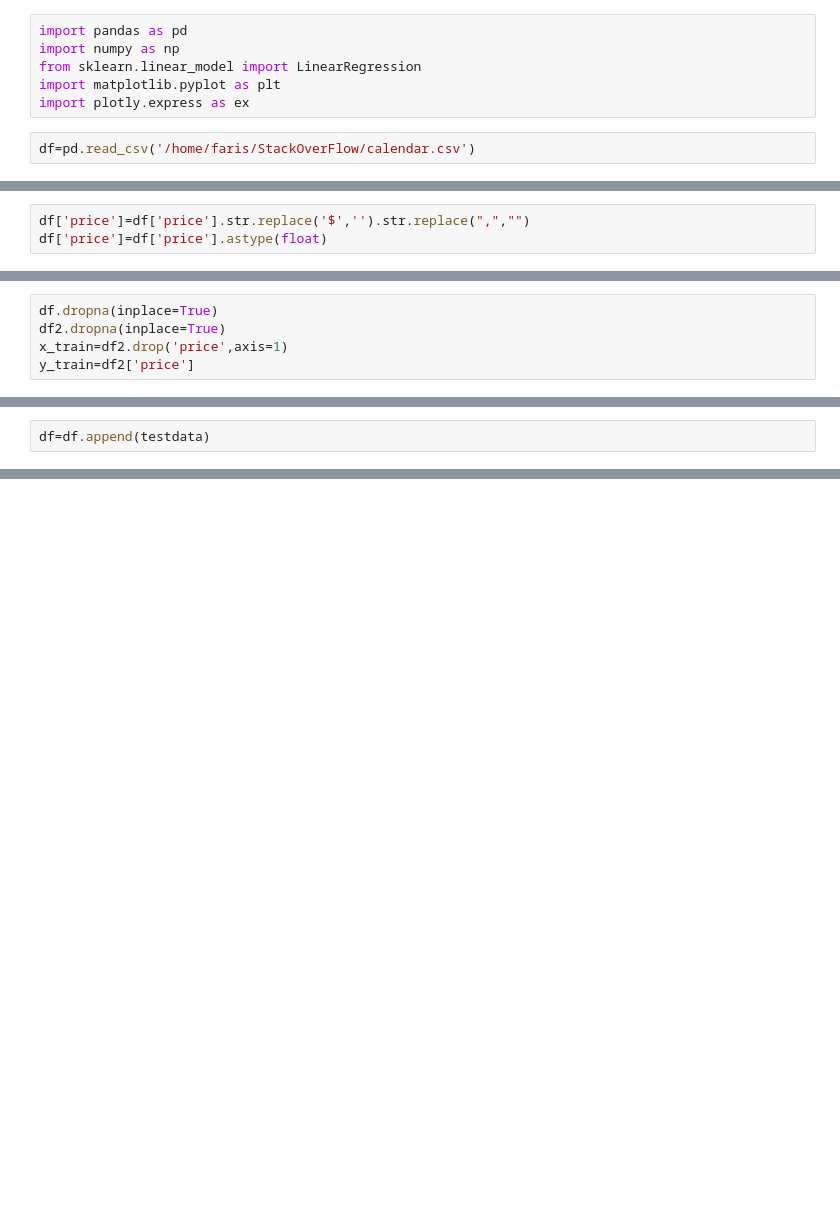
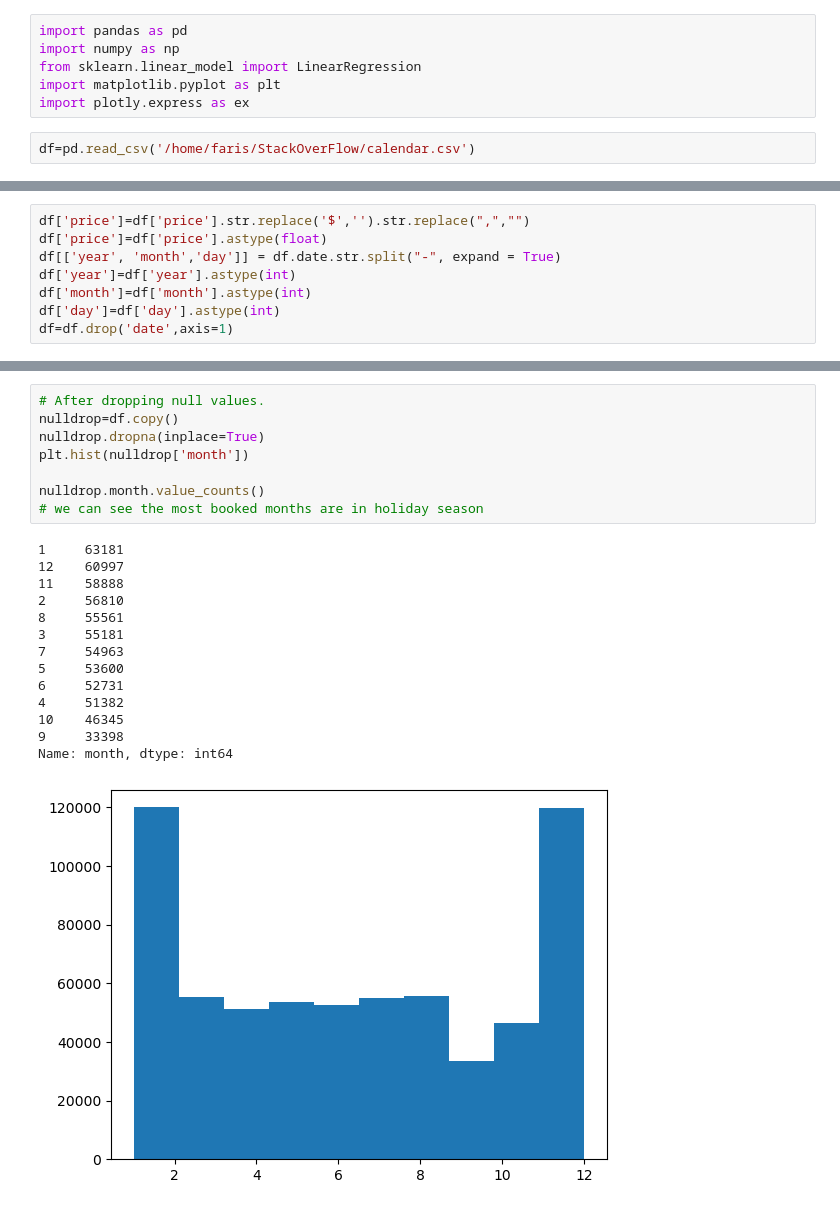
Before and after one commit to fares1419/Saudi-booking, a Jupyter notebook: code.ipynb, the cells around one changed output, grey strips where cells are left out. Drawn from its saved outputs; the diff is of its cells as text; blank space fills up the shorter version.

```diff
--- a/code.ipynb
+++ b/code.ipynb
@@ -27,3 +27,8 @@ df
 # %%
 df['price']=df['price'].str.replace('$','').str.replace(",","")
 df['price']=df['price'].astype(float)
+df[['year', 'month','day']] = df.date.str.split("-", expand = True)
+df['year']=df['year'].astype(int)
+df['month']=df['month'].astype(int)
+df['day']=df['day'].astype(int)
+df=df.drop('date',axis=1)
@@ -50,5 +34,0 @@ testdata2=df2[df2['price'].isnull()]
-# %%
-df.dropna(inplace=True)
-df2.dropna(inplace=True)
-x_train=df2.drop('price',axis=1)
-y_train=df2['price']
@@ -76,2 +34,0 @@ See the caveats in the documentation: https://pandas.pydata.org/pandas-docs/stab
-# %%
-df=df.append(testdata)
@@ -102,0 +51,23 @@ plt.hist(df['month'])
+# %%
+# After dropping null values.
+nulldrop=df.copy()
+nulldrop.dropna(inplace=True)
+plt.hist(nulldrop['month'])
+
+nulldrop.month.value_counts()
+# we can see the most booked months are in holiday season
+# %% [output]
+1     63181
+12    60997
+11    58888
+2     56810
+8     55561
+3     55181
+7     54963
+5     53600
+6     52731
+4     51382
+10    46345
+9     33398
+Name: month, dtype: int64
+[figure, added]
```
Also changed, not shown: parts of 19 cells of this notebook, 3 other files.
